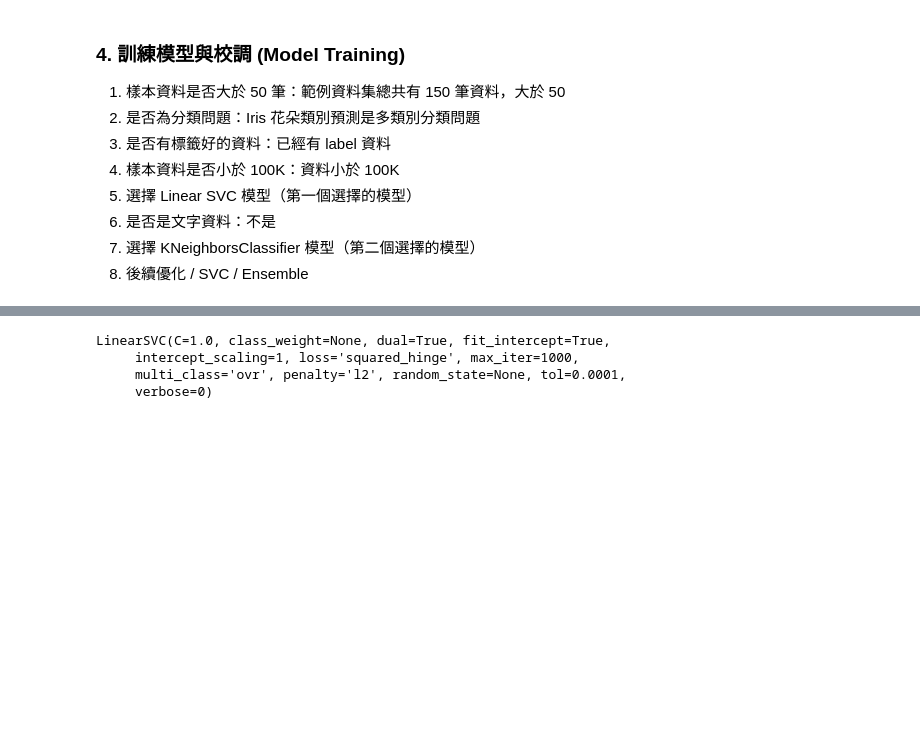
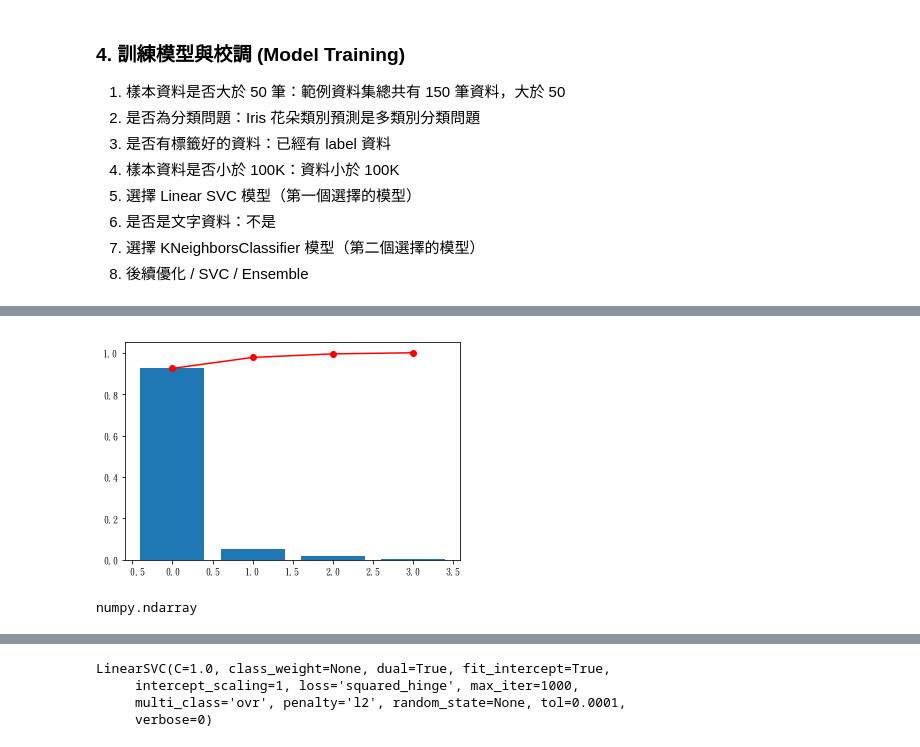
Before and after one commit to ChuangPoPO/python_textbook_practice, a Jupyter notebook: Sklearn_Iris.ipynb, the cells around one changed output, grey strips where cells are left out. Saved outputs shown, nothing was run; the diff lists cells and outputs as text; code cells hidden in the pictures; blank space fills up the shorter version.

```diff
--- a/Sklearn_Iris.ipynb
+++ b/Sklearn_Iris.ipynb
@@ -174,0 +186,4 @@ y_train.head(5)
+# %%
+X_pca = df.drop('target_names',axis=1)
+y_pca = df['target_names']
+X_pca.corr()
@@ -174,0 +196,5 @@ y_train.head(5)
+# %%
+pca = PCA(n_components=4)
+pca.fit(X_pca)
+X_pca = pca.transform(X_pca)
+pca.explained_variance_ratio_
@@ -174,0 +227,25 @@ y_train.head(5)
+# %%
+def accumulate(x):
+    p = []
+    for i in range(len(x)):
+        if(i==0):
+            p.append(x[i])
+        else:
+            p.append(p[i-1]+x[i])
+    return p
+# %%
+y1 = pca.explained_variance_ratio_
+y2 = accumulate(pca.explained_variance_ratio_)
+x = [i for i in range(len(y1))]
+
+plt.figure()
+plt.bar(x,y1,align='center')
+plt.plot(x, y2, 'r-o')
+
+plt.show()
+# %% [output]
+[figure, added]
+# %%
+type(X_pca)
+# %% [output]
+numpy.ndarray
```
Also changed, not shown: parts of 56 cells of this notebook, 1 other file.
